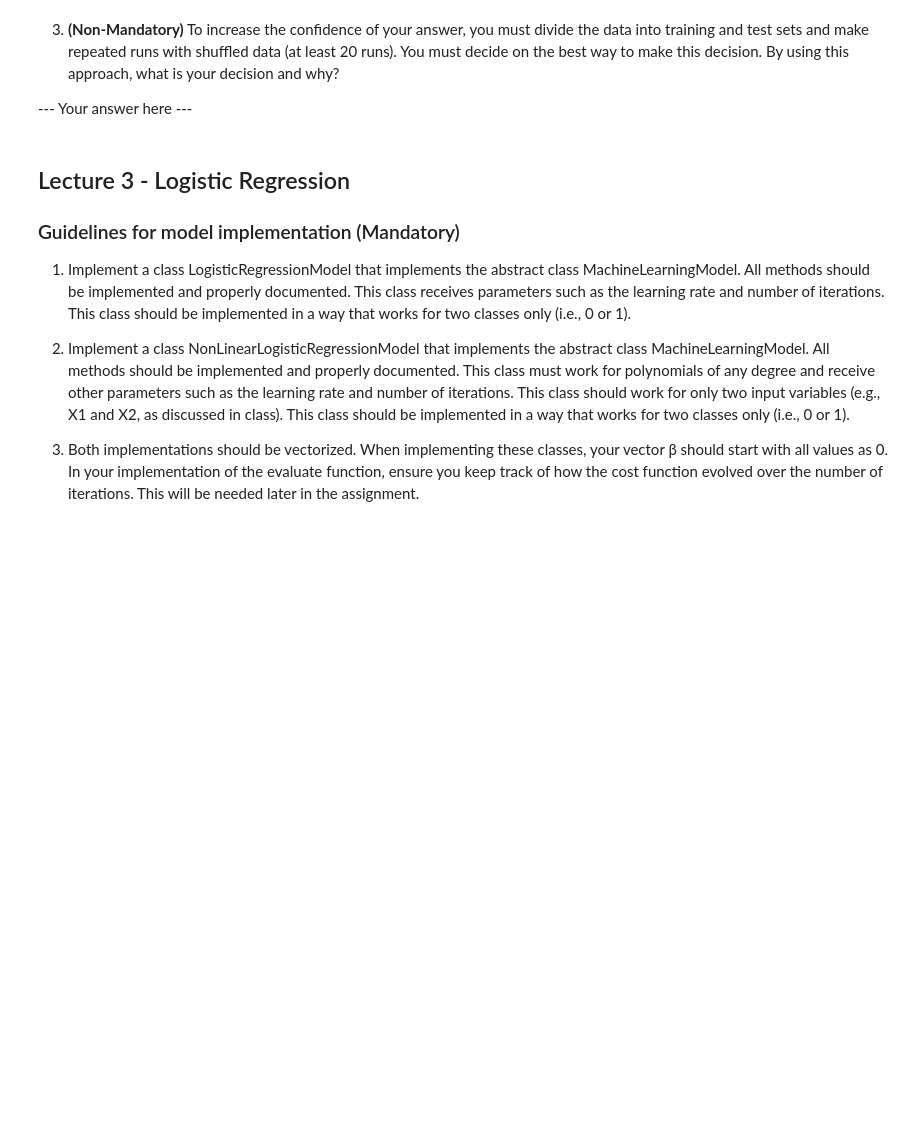
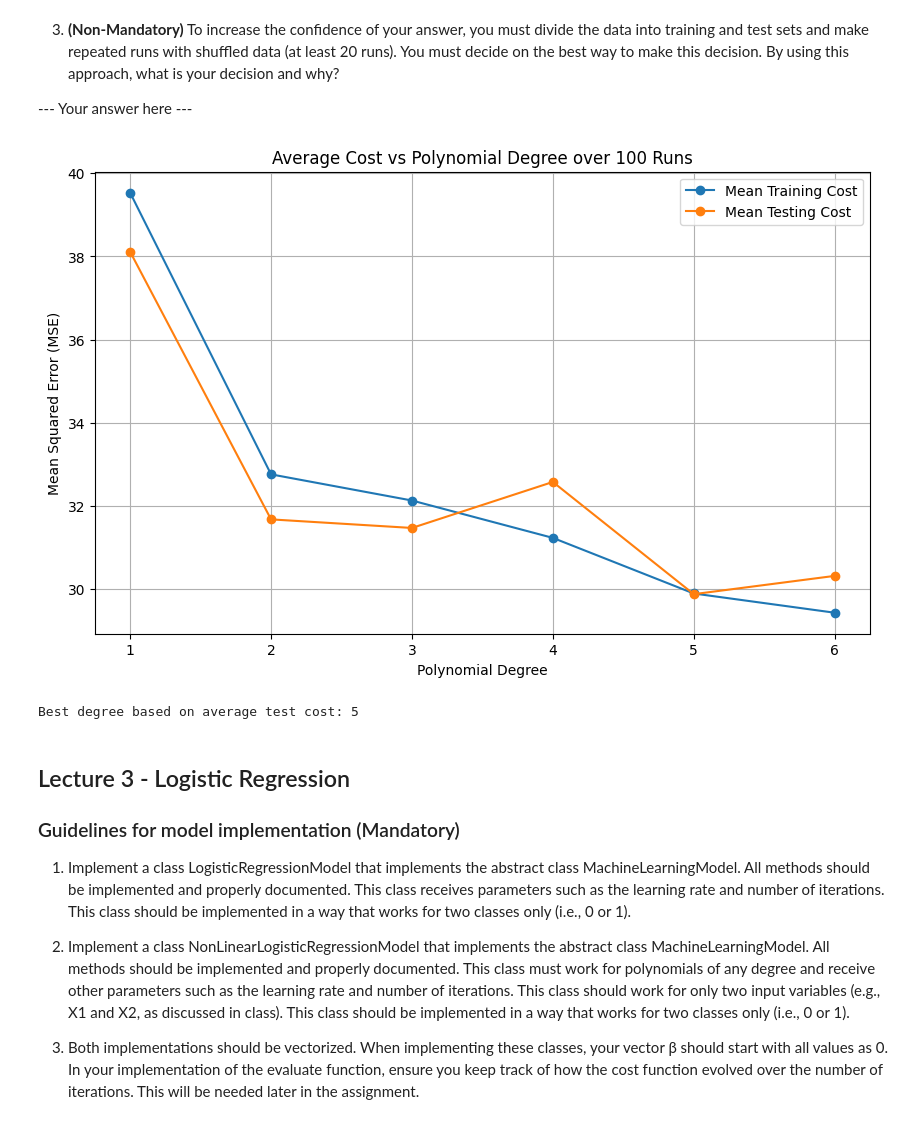
Before and after one commit to animittt/machine-learning-assignments, a Jupyter notebook: Assignment2-2025/username_A2.ipynb, the cells around one changed output. Saved outputs shown, nothing was run; the diff lists cells and outputs as text; code cells hidden in the pictures; blank space fills up the shorter version.

```diff
--- a/Assignment2-2025/username_A2.ipynb
+++ b/Assignment2-2025/username_A2.ipynb
@@ -264,3 +373,55 @@ In this exercise, we will use the file secret_polynomial.csv. The data consists
+# %%
+#--- Write your code here ---#
+import numpy as np
+data = np.genfromtxt("datasets/housing-boston.csv", delimiter=",", skip_header=1)
+X = data[:, 0:2]
+y = data[:, 2]
+
+mu = X.mean(axis=0)
+sigma = X.std(axis=0)
+X_norm = (X - mu) / sigma
+
+degrees = np.arange(1, 7)
+n_runs = 100
+
+train_costs = np.zeros((n_runs, len(degrees)))
+test_costs = np.zeros((n_runs, len(degrees)))
+
+for run in range(n_runs):
+    indices = np.arange(X.shape[0])
+    np.random.seed(run)
+    np.random.shuffle(indices)
+    split_ratio = 0.8
+    split_index = int(split_ratio * len(indices))
+    X_train, X_test = X_norm[indices[:split_index]], X_norm[indices[split_index:]]
+    y_train, y_test = y[indices[:split_index]], y[indices[split_index:]]
+
+    for idx, degree in enumerate(degrees):
+        model = RegressionModelNormalEquation(degree=degree)
+        model.fit(X_train, y_train)
+
+        train_costs[run, idx] = model.evaluate(X_train, y_train)
+        test_costs[run, idx] = model.evaluate(X_test, y_test)
+
+mean_train_costs = train_costs.mean(axis=0)
+mean_test_costs = test_costs.mean(axis=0)
+
+plt.figure(figsize=(10, 6))
+plt.plot(degrees, mean_train_costs, label='Mean Training Cost', marker='o')
+plt.plot(degrees, mean_test_costs, label='Mean Testing Cost', marker='o')
+plt.xlabel('Polynomial Degree')
+plt.ylabel('Mean Squared Error (MSE)')
+plt.title(f'Average Cost vs Polynomial Degree over {n_runs} Runs')
+plt.xticks(degrees)
+plt.grid(True)
+plt.legend()
+plt.show()
+
+best_degree = degrees[np.argmin(mean_test_costs)]
+print(f"Best degree based on average test cost: {best_degree}")
+# %% [output]
+[figure, added]
+Best degree based on average test cost: 5
 # %% [markdown]
 ## Lecture 3 - Logistic Regression
 
```
Also changed, not shown: parts of 10 cells of this notebook.
